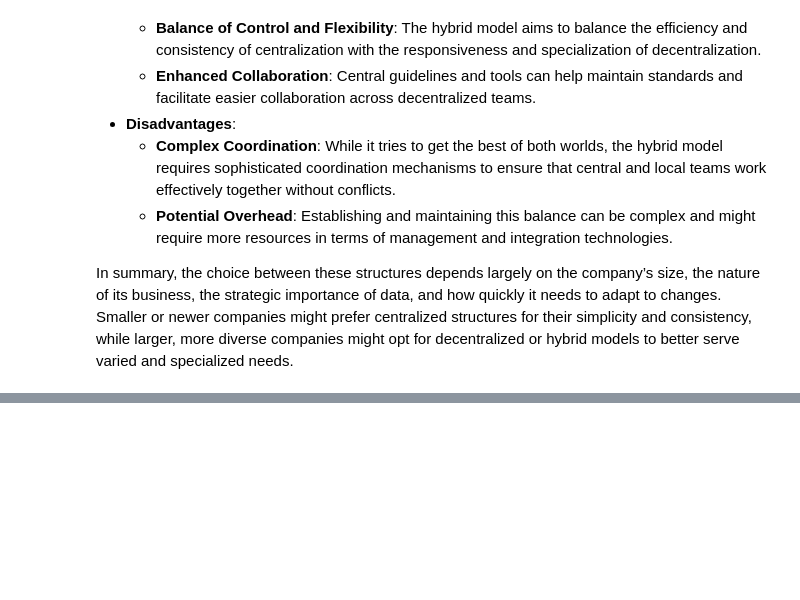
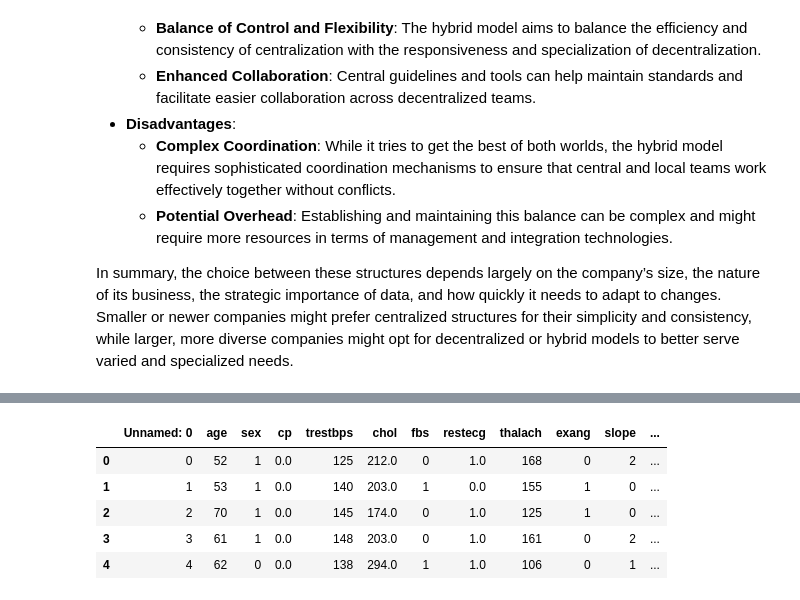
Before and after one commit to zartashiafzal/Data-Analysis-with-python-phase-2, a Jupyter notebook: 2_machine_learning/machine_learning.ipynb, the cells around one changed output, grey strips where cells are left out. Drawn from its saved outputs; the diff is of its cells as text; code cells hidden in the pictures; blank space fills up the shorter version.

```diff
--- a/2_machine_learning/machine_learning.ipynb
+++ b/2_machine_learning/machine_learning.ipynb
@@ -54,0 +338,9 @@ In summary, the choice between these structures depends largely on the company
+# %%
+df.head()
+# %% [output]
+|  | Unnamed: 0 | age | sex | cp | trestbps | chol | fbs | restecg | thalach | exang | slope | ... |
+| 0 | 0 | 52 | 1 | 0.0 | 125 | 212.0 | 0 | 1.0 | 168 | 0 | 2 | ... |
+| 1 | 1 | 53 | 1 | 0.0 | 140 | 203.0 | 1 | 0.0 | 155 | 1 | 0 | ... |
+| 2 | 2 | 70 | 1 | 0.0 | 145 | 174.0 | 0 | 1.0 | 125 | 1 | 0 | ... |
+| 3 | 3 | 61 | 1 | 0.0 | 148 | 203.0 | 0 | 1.0 | 161 | 0 | 2 | ... |
+| 4 | 4 | 62 | 0 | 0.0 | 138 | 294.0 | 1 | 1.0 | 106 | 0 | 1 | ... |
```
Also changed, not shown: parts of 28 cells of this notebook, 9 other files.
